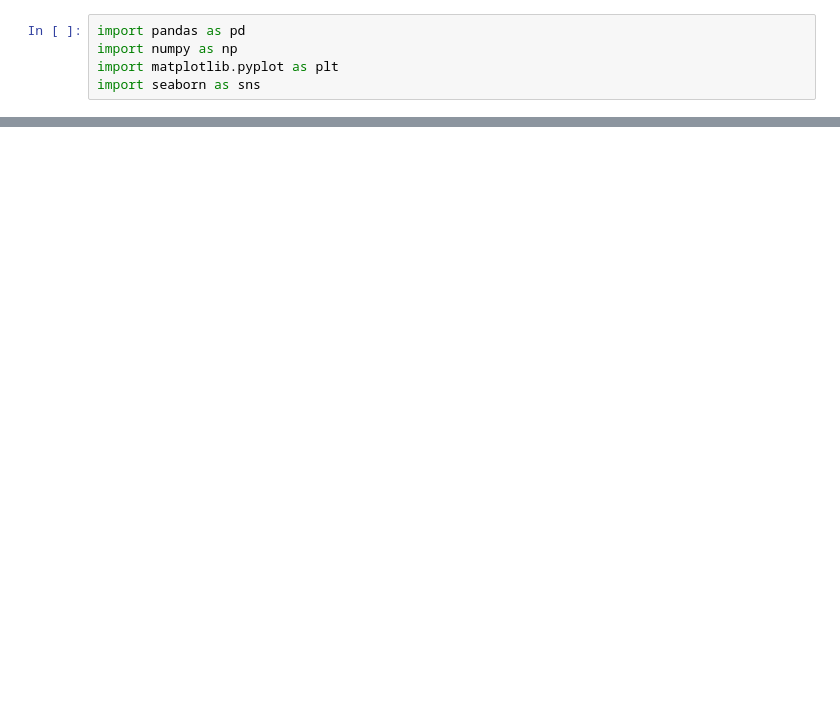
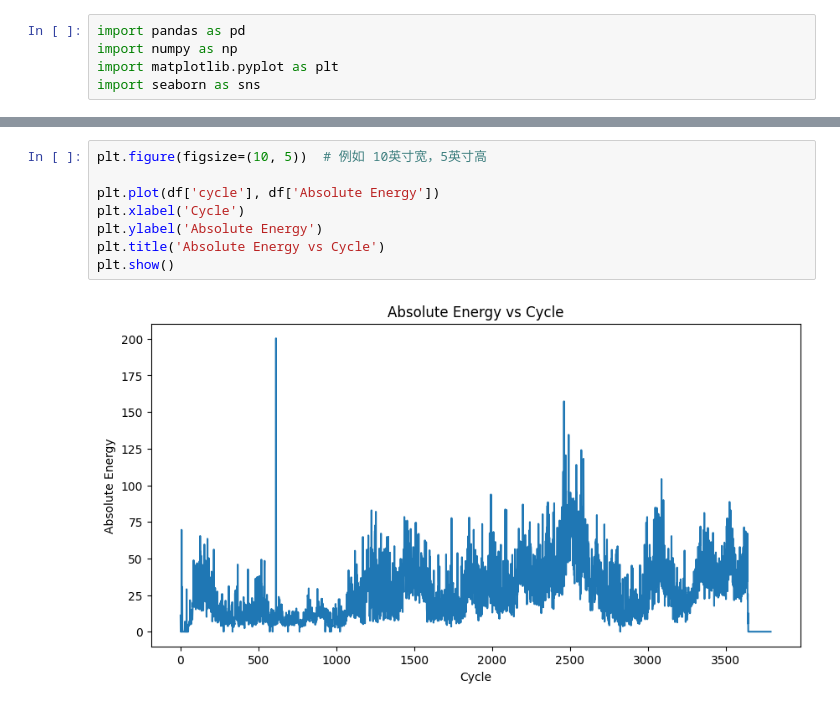
Before and after one commit to buy0range/code_internship, a Jupyter notebook: raw_2_df.ipynb, the cells around one changed output, grey strips where cells are left out. Saved outputs shown, nothing was run; the diff lists cells and outputs as text; blank space fills up the shorter version.

```diff
--- a/raw_2_df.ipynb
+++ b/raw_2_df.ipynb
@@ -71,0 +85,10 @@ df.to_csv(r'data_unlabel\100_20_15.csv', index = False)
+# %%
+plt.figure(figsize=(10, 5))  # 例如 10英寸宽，5英寸高
+
+plt.plot(df['cycle'], df['Absolute Energy'])
+plt.xlabel('Cycle')
+plt.ylabel('Absolute Energy')
+plt.title('Absolute Energy vs Cycle')
+plt.show()
+# %% [output]
+[figure, added]
```
Also changed, not shown: parts of 4 cells of this notebook, 8 other files.
